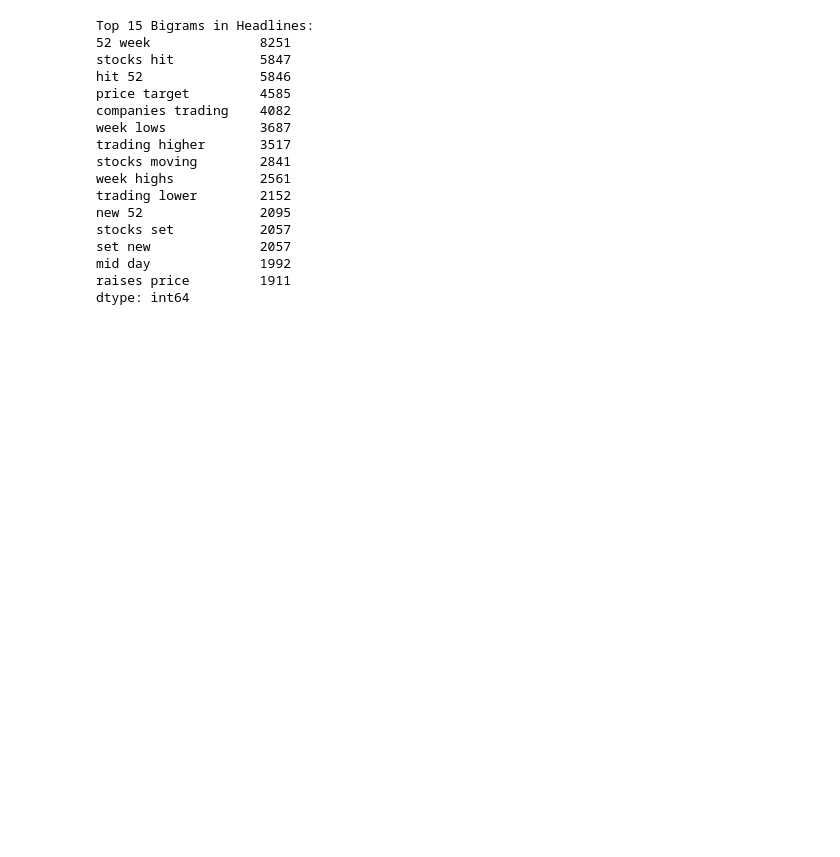
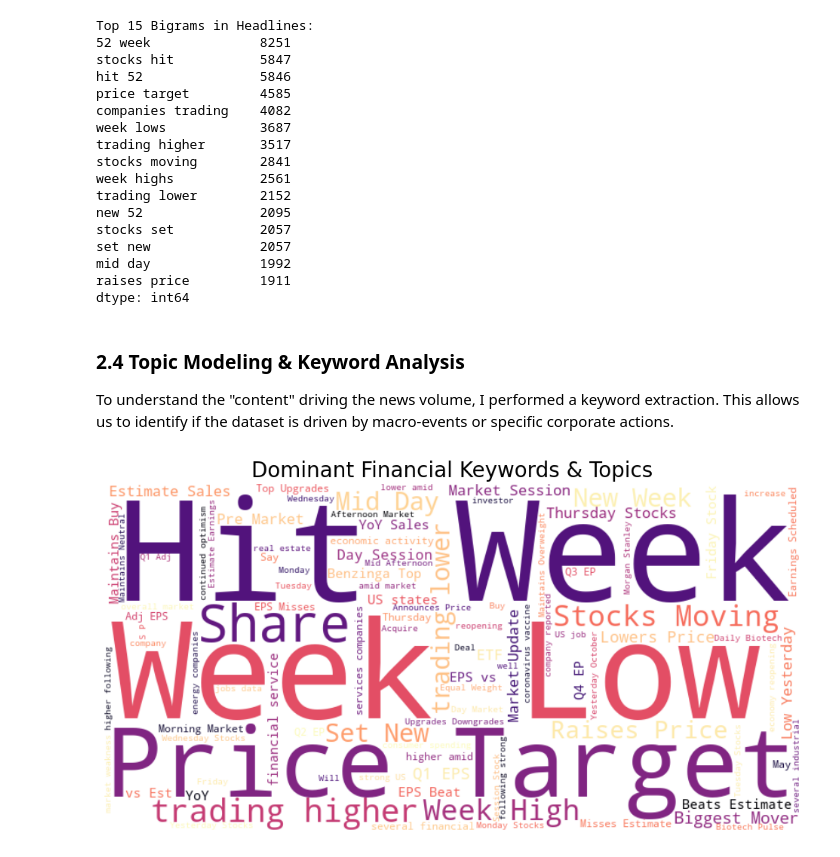
Before and after one commit to Solih06/nova-financial-analysis, a Jupyter notebook: notebooks/eda_analysis.ipynb, the cells around one changed output. Saved outputs shown, nothing was run; the diff lists cells and outputs as text; code cells hidden in the pictures; blank space fills up the shorter version.

```diff
--- a/notebooks/eda_analysis.ipynb
+++ b/notebooks/eda_analysis.ipynb
@@ -125,3 +125,31 @@ set new              2057
 mid day              1992
 raises price         1911
 dtype: int64
+# %% [markdown]
+### **2.4 Topic Modeling & Keyword Analysis**
+To understand the "content" driving the news volume, I performed a keyword extraction. This allows us to identify if the dataset is driven by macro-events or specific corporate actions.
+# %%
+from wordcloud import WordCloud
+import matplotlib.pyplot as plt
+
+# 1. Clean and join headlines
+text = " ".join(headline for headline in df['headline'].astype(str))
+
+# 2. Generate WordCloud
+wordcloud = WordCloud(
+    width=800,
+    height=400,
+    background_color='white',
+    colormap='magma',
+    max_words=100
+).generate(text)
+
+# 3. Plot and Export
+plt.figure(figsize=(12, 6))
+plt.imshow(wordcloud, interpolation='bilinear')
+plt.axis("off")
+plt.title("Dominant Financial Keywords & Topics", fontsize=20)
+plt.savefig('../visuals/wordcloud_topics.png', bbox_inches='tight')
+plt.show()
+# %% [output]
+[figure, added]
```
Also changed, not shown: parts of 3 cells of this notebook, 1 other file.
